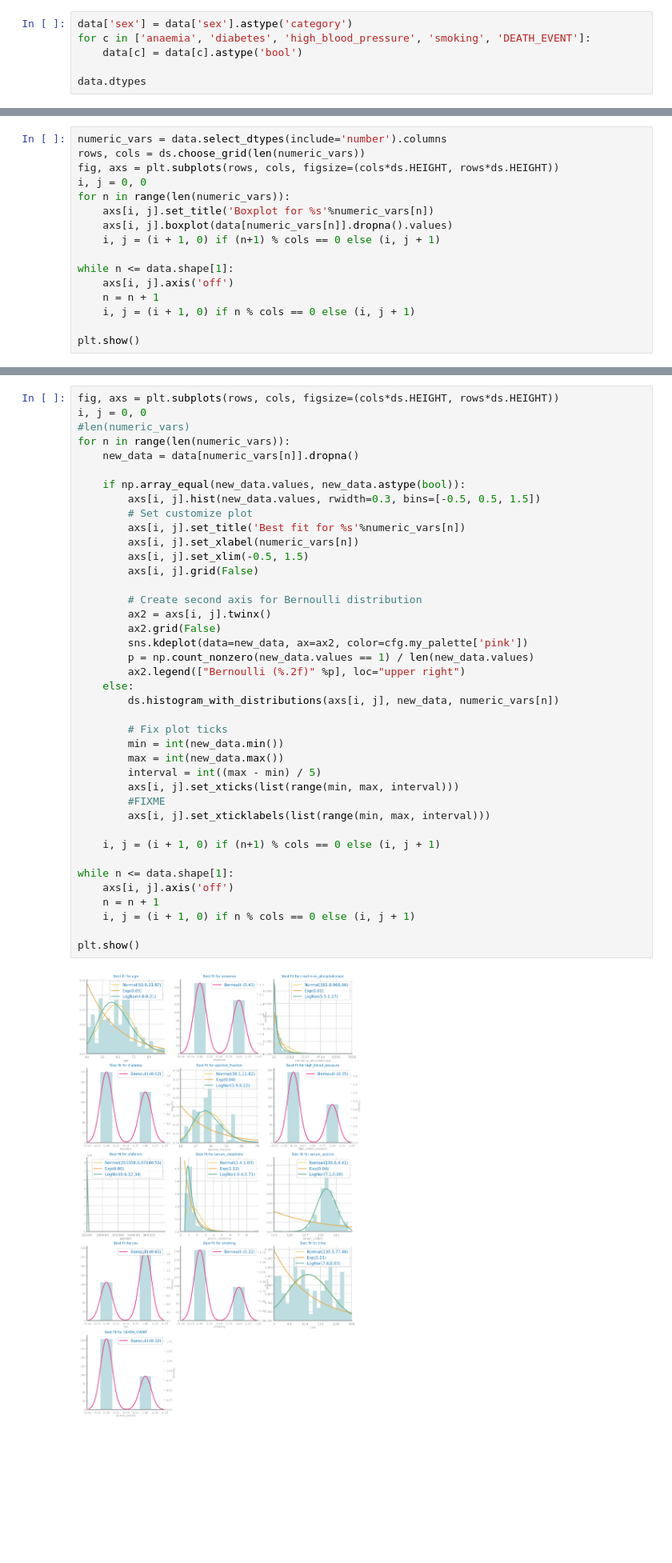
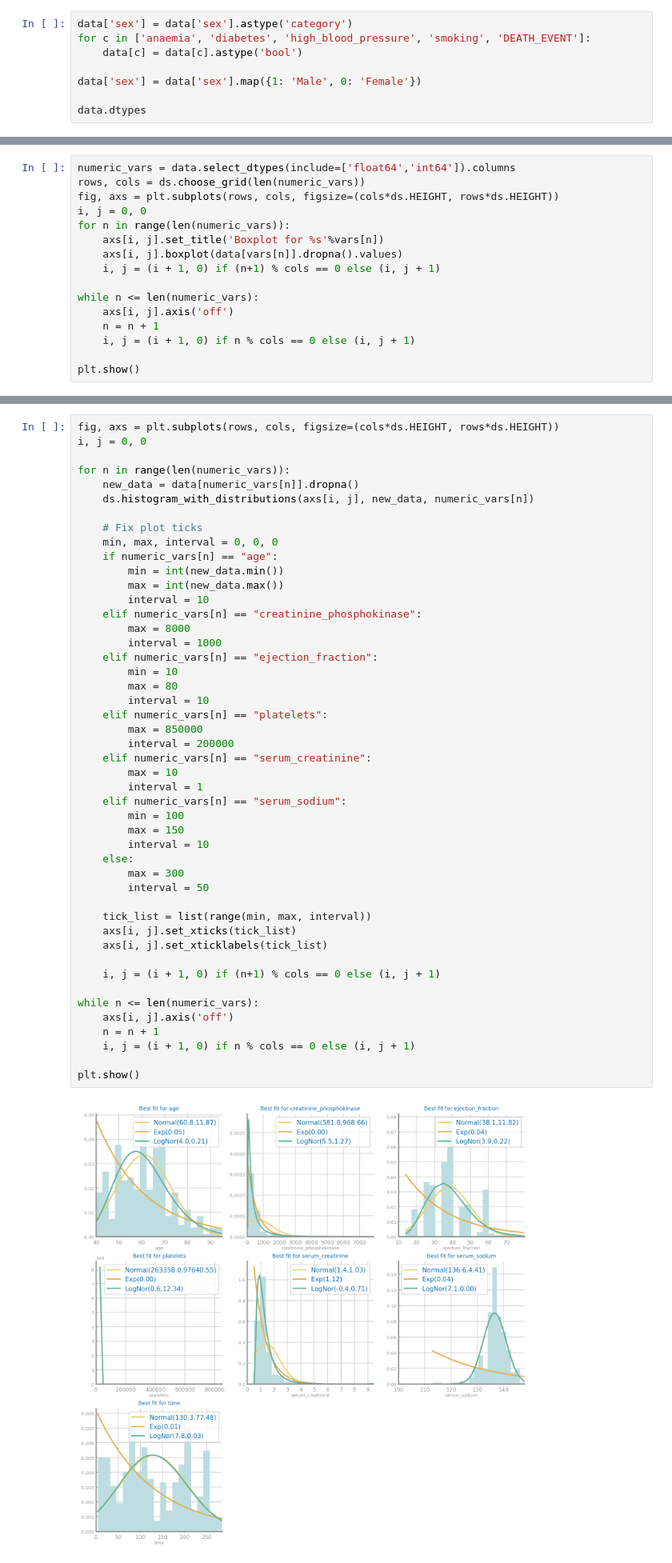
Before and after one commit to joaocmd/CD-Project, a Jupyter notebook: proj-1.ipynb, the cells around one changed output, grey strips where cells are left out. Shown at 80% size. Drawn from its saved outputs; the diff is of its cells as text; blank space fills up the shorter version.

```diff
--- a/proj-1.ipynb
+++ b/proj-1.ipynb
@@ -59,6 +59,8 @@ data['sex'] = data['sex'].astype('category')
 for c in ['anaemia', 'diabetes', 'high_blood_pressure', 'smoking', 'DEATH_EVENT']:
     data[c] = data[c].astype('bool')
 
+data['sex'] = data['sex'].map({1: 'Male', 0: 'Female'})
+
 data.dtypes
 # %% [output]
 age                          float64
@@ -108,14 +110,14 @@ data.describe()
 # %%
-numeric_vars = data.select_dtypes(include='number').columns
+numeric_vars = data.select_dtypes(include=['float64','int64']).columns
 rows, cols = ds.choose_grid(len(numeric_vars))
 fig, axs = plt.subplots(rows, cols, figsize=(cols*ds.HEIGHT, rows*ds.HEIGHT))
 i, j = 0, 0
 for n in range(len(numeric_vars)):
-    axs[i, j].set_title('Boxplot for %s'%numeric_vars[n])
-    axs[i, j].boxplot(data[numeric_vars[n]].dropna().values)
+    axs[i, j].set_title('Boxplot for %s'%vars[n])
+    axs[i, j].boxplot(data[vars[n]].dropna().values)
     i, j = (i + 1, 0) if (n+1) % cols == 0 else (i, j + 1)
 
-while n <= data.shape[1]:
+while n <= len(numeric_vars):
     axs[i, j].axis('off')
     n = n + 1
     i, j = (i + 1, 0) if n % cols == 0 else (i, j + 1)
@@ -126,42 +128,49 @@ plt.show()
 # %%
 fig, axs = plt.subplots(rows, cols, figsize=(cols*ds.HEIGHT, rows*ds.HEIGHT))
 i, j = 0, 0
-#len(numeric_vars)
+
 for n in range(len(numeric_vars)):
     new_data = data[numeric_vars[n]].dropna()
+    ds.histogram_with_distributions(axs[i, j], new_data, numeric_vars[n])
 
-    if np.array_equal(new_data.values, new_data.astype(bool)):
-        axs[i, j].hist(new_data.values, rwidth=0.3, bins=[-0.5, 0.5, 1.5])
-        # Set customize plot
-        axs[i, j].set_title('Best fit for %s'%numeric_vars[n])
-        axs[i, j].set_xlabel(numeric_vars[n])
-        axs[i, j].set_xlim(-0.5, 1.5)
-        axs[i, j].grid(False)
-
-        # Create second axis for Bernoulli distribution
-        ax2 = axs[i, j].twinx()
-        ax2.grid(False)
-        sns.kdeplot(data=new_data, ax=ax2, color=cfg.my_palette['pink'])
-        p = np.count_nonzero(new_data.values == 1) / len(new_data.values)
-        ax2.legend(["Bernoulli (%.2f)" %p], loc="upper right")
-    else:
-        ds.histogram_with_distributions(axs[i, j], new_data, numeric_vars[n])
-
-        # Fix plot ticks
+    # Fix plot ticks
+    min, max, interval = 0, 0, 0
+    if numeric_vars[n] == "age":
         min = int(new_data.min())
         max = int(new_data.max())
-        interval = int((max - min) / 5)
-        axs[i, j].set_xticks(list(range(min, max, interval)))
-        #FIXME
-        axs[i, j].set_xticklabels(list(range(min, max, interval)))
+        interval = 10
+    elif numeric_vars[n] == "creatinine_phosphokinase":
+        max = 8000
+        interval = 1000
+    elif numeric_vars[n] == "ejection_fraction":
+        min = 10
+        max = 80
+        interval = 10
+    elif numeric_vars[n] == "platelets":
+        max = 850000
+        interval = 200000
+    elif numeric_vars[n] == "serum_creatinine":
+        max = 10
+        interval = 1
+    elif numeric_vars[n] == "serum_sodium":
+        min = 100
+        max = 150
+        interval = 10
+    else:
+        max = 300
+        interval = 50
+
+    tick_list = list(range(min, max, interval))
+    axs[i, j].set_xticks(tick_list)
+    axs[i, j].set_xticklabels(tick_list)
 
     i, j = (i + 1, 0) if (n+1) % cols == 0 else (i, j + 1)
 
-while n <= data.shape[1]:
+while n <= len(numeric_vars):
     axs[i, j].axis('off')
     n = n + 1
     i, j = (i + 1, 0) if n % cols == 0 else (i, j + 1)
 
 plt.show()
 # %% [output]
-[figure, old version]
+[figure, new version]
```
Also changed, not shown: parts of 12 cells of this notebook, 1 other file.
